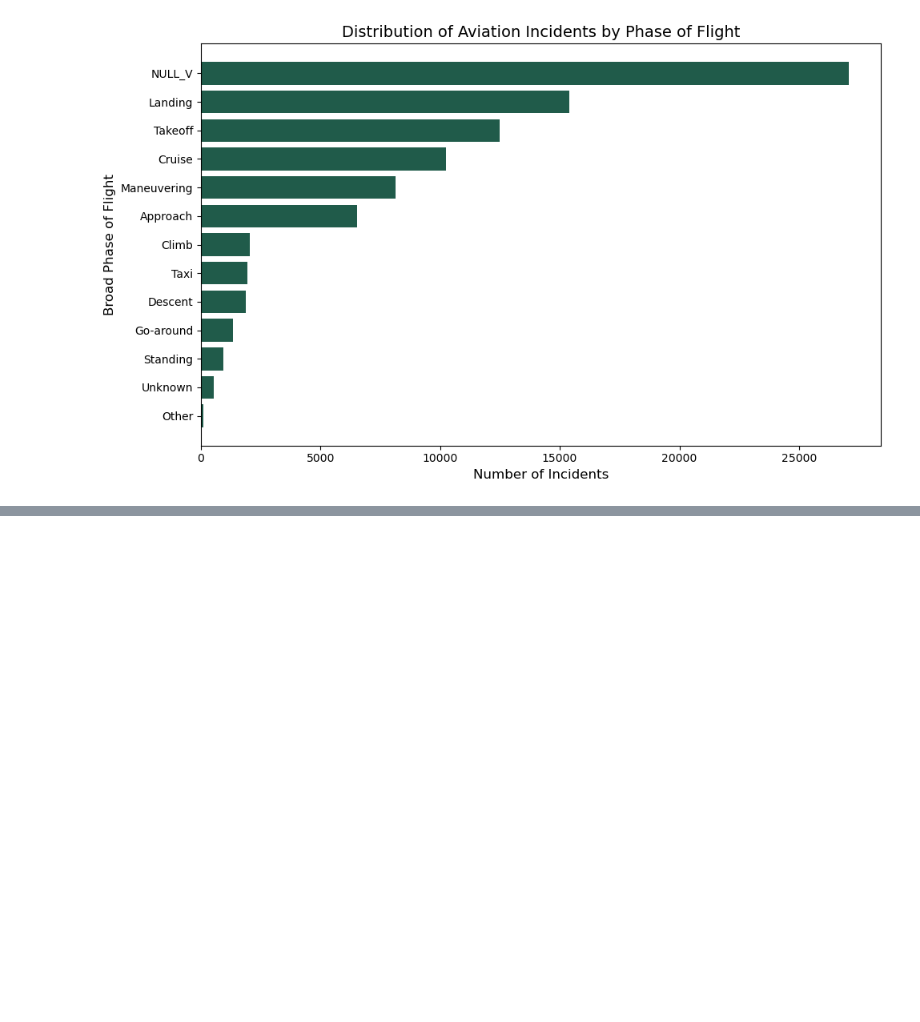
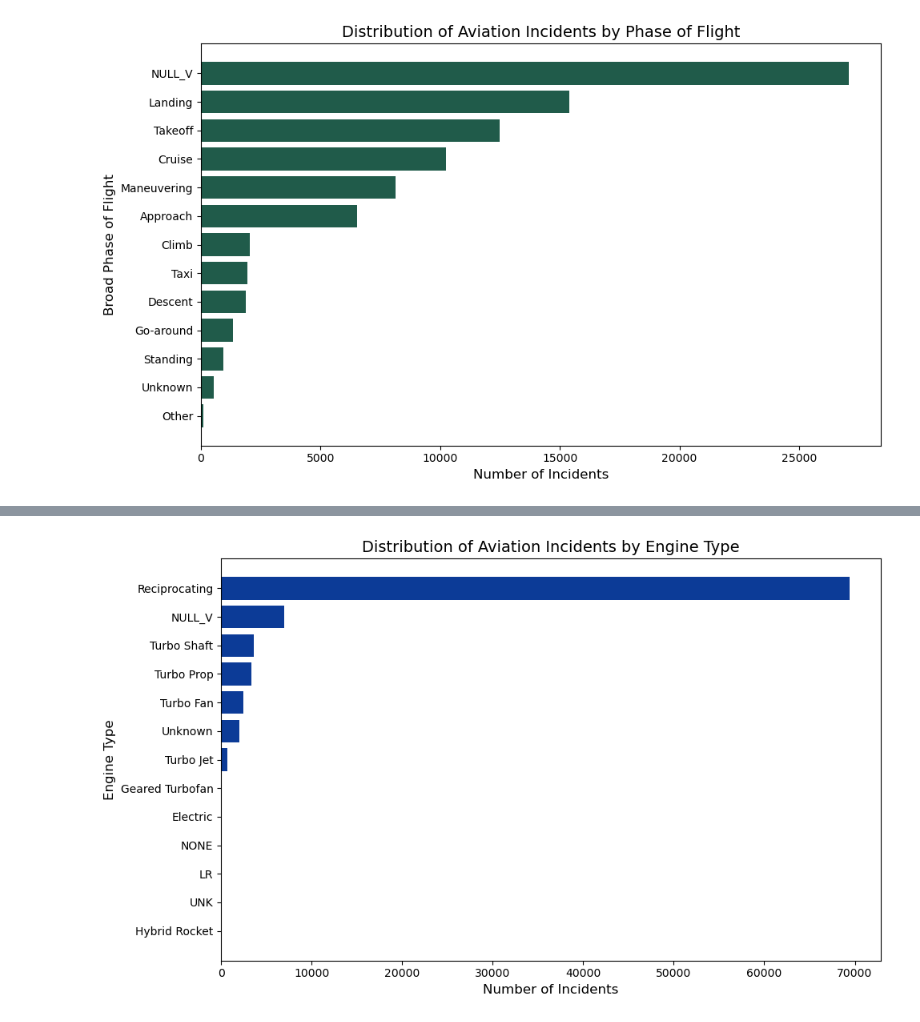
Before and after one commit to ralphy89/dsc-phase-1-project, a Jupyter notebook: working_notebook.ipynb, the cells around one changed output, grey strips where cells are left out. Saved outputs shown, nothing was run; the diff lists cells and outputs as text; code cells hidden in the pictures; blank space fills up the shorter version.

```diff
--- a/working_notebook.ipynb
+++ b/working_notebook.ipynb
@@ -493,0 +680,29 @@ The pie chart shows that the majority of recorded aviation incidents (about **72
+# %%
+# Count the number of occurrences for each engine type
+engine_type = aviation_data['Engine.Type'].value_counts()
+
+# Sort the values in ascending order for better readability
+engine_type = engine_type.sort_values()
+
+# Set up the figure and axis
+fig, ax = plt.subplots(figsize=(10, 6))
+
+# Extract x (categories) and y (counts) for plotting
+x = engine_type.index
+y = engine_type.values
+
+# Create a horizontal bar chart
+ax.barh(x, y, color='#0C3B97')  # Using the same green color as before
+
+# Add axis labels and a title
+ax.set_xlabel('Number of Incidents', fontsize=12)
+ax.set_ylabel('Engine Type', fontsize=12)
+ax.set_title('Distribution of Aviation Incidents by Engine Type', fontsize=14)
+
+# Optional: Improve layout and spacing
+plt.tight_layout()
+
+# Display the plot
+plt.show()
+# %% [output]
+[figure, added]
```
Also changed, not shown: parts of 26 cells of this notebook.
